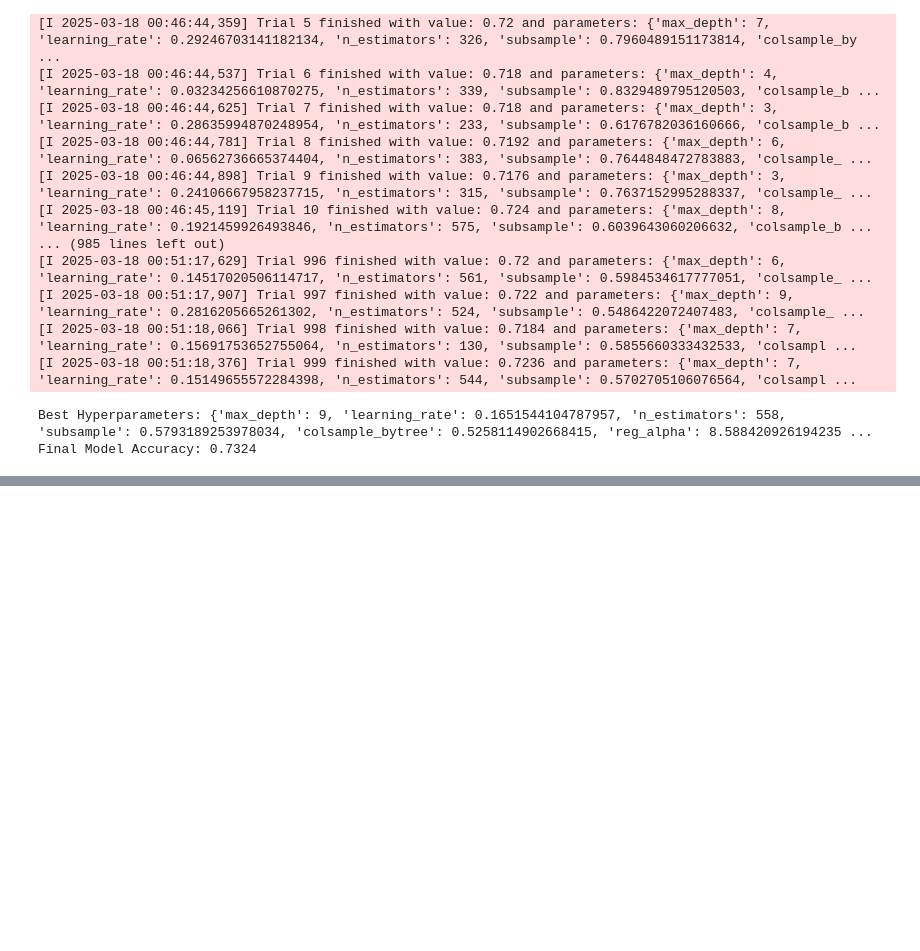
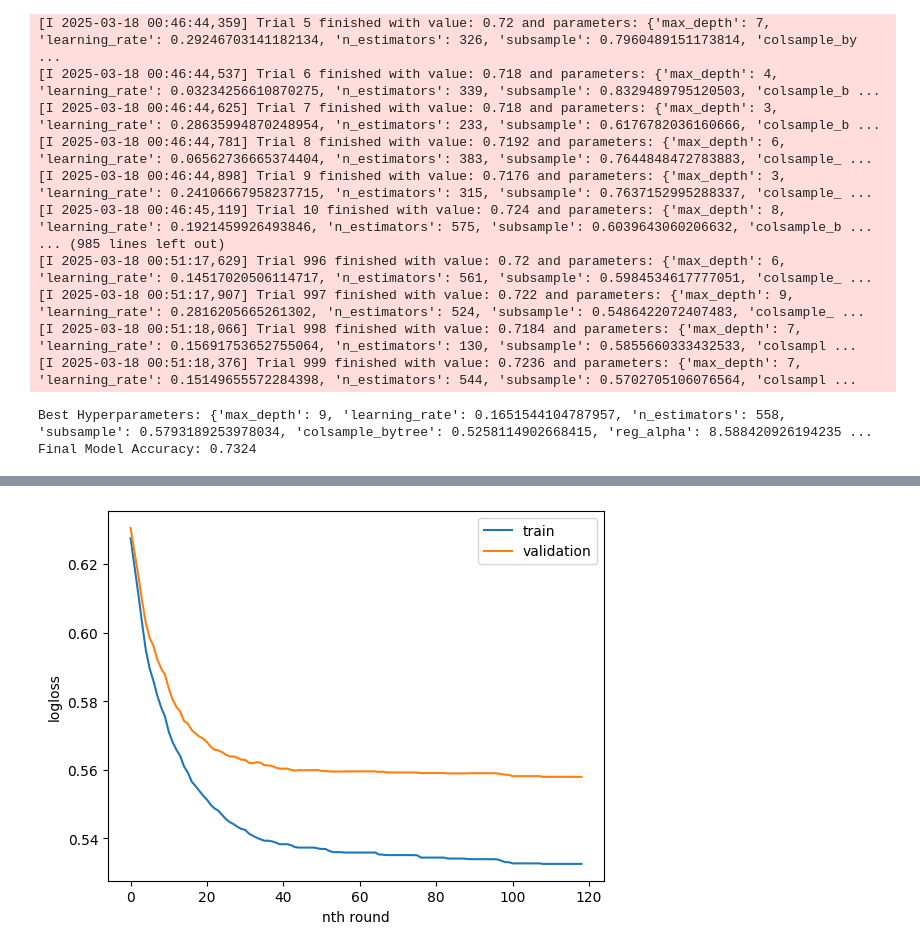
Before and after one commit to encore-SKN11/ML-4Team, a Jupyter notebook: XGBoost.ipynb, the cells around one changed output, grey strips where cells are left out. Drawn from its saved outputs; the diff is of its cells as text; code cells hidden in the pictures; blank space fills up the shorter version.

```diff
--- a/XGBoost.ipynb
+++ b/XGBoost.ipynb
@@ -309,3 +339,24 @@ print("Final Model Accuracy:", final_accuracy)
 [I 2025-03-18 00:51:18,376] Trial 999 finished with value: 0.7236 and parameters: {'max_depth': 7, 'learning_rate': 0.15149655572284398, 'n_estimators': 544, 'subsample': 0.5702705106076564, 'colsampl ...
 Best Hyperparameters: {'max_depth': 9, 'learning_rate': 0.1651544104787957, 'n_estimators': 558, 'subsample': 0.5793189253978034, 'colsample_bytree': 0.5258114902668415, 'reg_alpha': 8.588420926194235 ...
 Final Model Accuracy: 0.7324
+# %%
+# {'max_depth': 9, 'learning_rate': 0.1651544104787957, 'n_estimators': 558, 'subsample': 0.5793189253978034, 'colsample_bytree': 0.5258114902668415, 'reg_alpha': 8.588420926194235, 'reg_lambda': 6.999988450130937, 'gamma': 3.4220613266534015}
+
+best_model = XGBClassifier(
+    max_depth= 9,
+    learning_rate= 0.1651544104787957,
+    n_estimators= 558,
+    subsample= 0.5793189253978034,
+    colsample_bytree= 0.5258114902668415,
+    reg_alpha= 8.588420926194235,
+    reg_lambda= 6.999988450130937,
+    gamma= 3.4220613266534015,
+    random_state=0,
+    early_stopping_rounds=10,   # 성능이 일정 횟수 이상 향상되지 않으면 조기종료 (반복을 중단할 횟수)
+    eval_metrics='logloss'
+    )
+# %%
+X_tr, X_val, y_tr, y_val = train_test_split(X_train, y_train, random_state=0)
+eval_set = [(X_tr, y_tr), (X_val, y_val)]
+best_model.fit(X_tr, y_tr, eval_set=eval_set, verbose=True)
+# eval_set: 검증 데이터, verbose: 학습 중 평가 결과 출력 여부
@@ -311,0 +412,17 @@ Final Model Accuracy: 0.7324
+# %%
+# 훈련 과정 시각화
+import matplotlib.pyplot as plt
+
+result = best_model.evals_result()
+train_loss = result['validation_0']['logloss']
+val_loss = result['validation_1']['logloss']
+
+plt.plot(train_loss, label='train')
+plt.plot(val_loss, label='validation')
+plt.legend()
+plt.xlabel('nth round')
+plt.ylabel('logloss')
+plt.legend
+plt.show()
+# %% [output]
+[figure, added]
```
Also changed, not shown: parts of 8 cells of this notebook, 3 other files.
